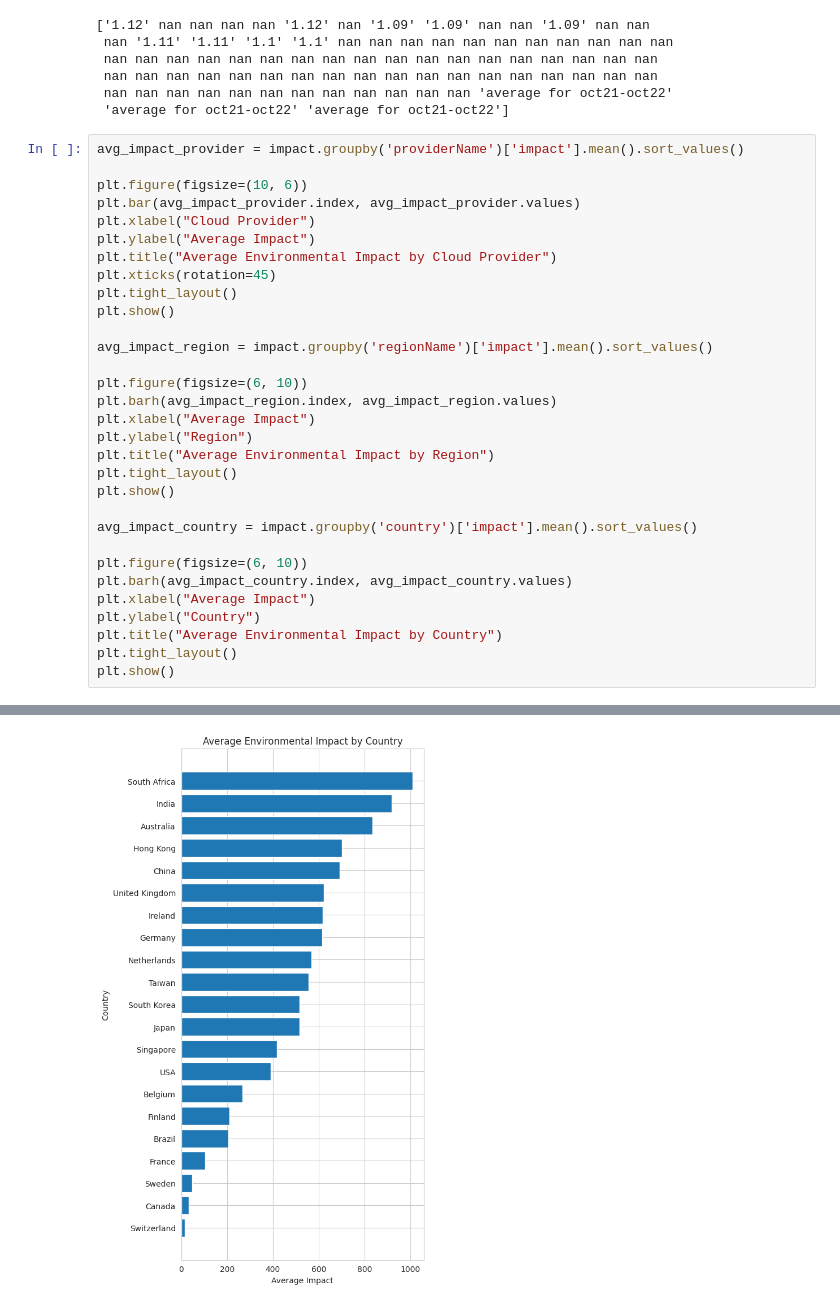
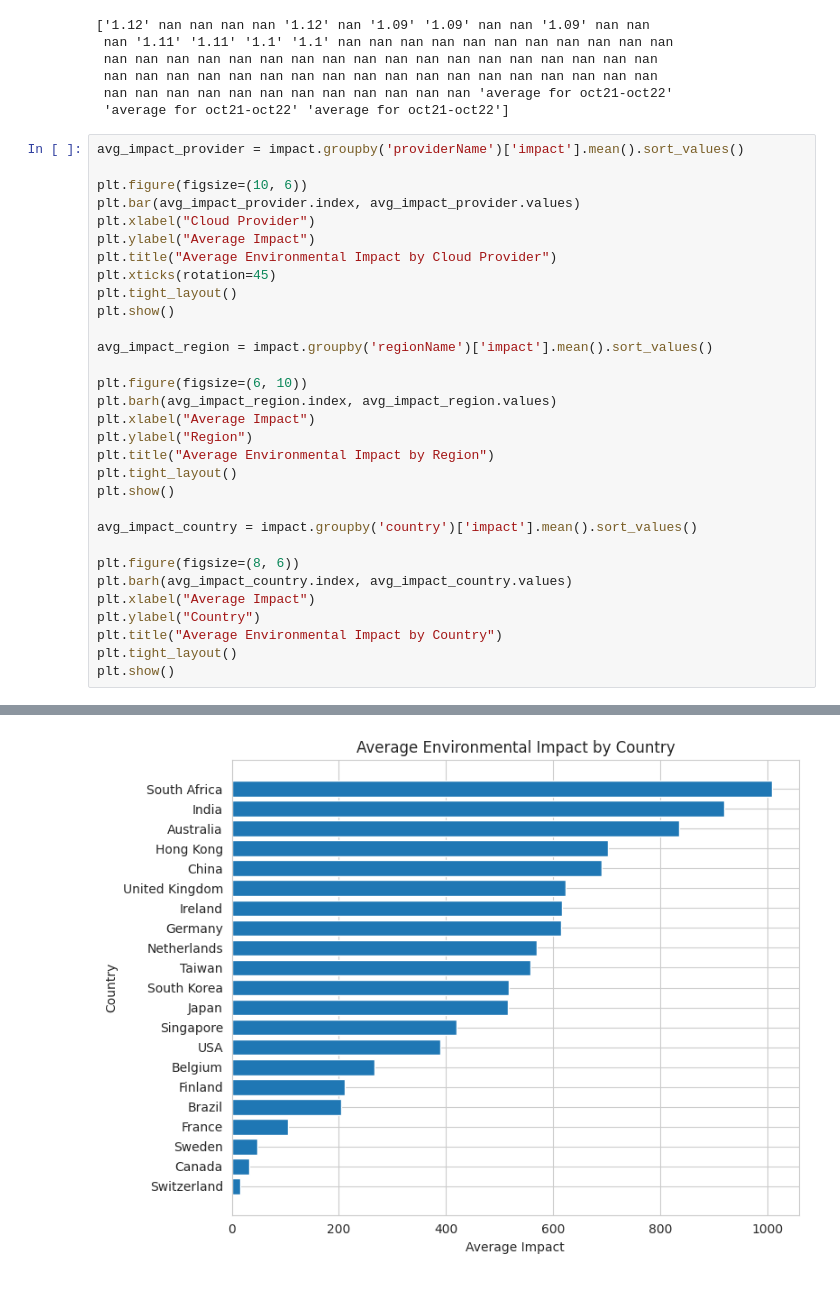
Before and after one commit to IlliaRohalskyi/Green-AI, a Jupyter notebook: notebooks/initial_data_analysis.ipynb, the cells around one changed output, grey strips where cells are left out. Saved outputs shown, nothing was run; the diff lists cells and outputs as text.

Commit message:
Changed the plot size

```diff
--- a/notebooks/initial_data_analysis.ipynb
+++ b/notebooks/initial_data_analysis.ipynb
@@ -190,32 +190,32 @@ avg_impact_provider = impact.groupby('providerName')['impact'].mean().sort_value
 plt.figure(figsize=(10, 6))
 plt.bar(avg_impact_provider.index, avg_impact_provider.values)
 plt.xlabel("Cloud Provider")
 plt.ylabel("Average Impact")
 plt.title("Average Environmental Impact by Cloud Provider")
 plt.xticks(rotation=45)
 plt.tight_layout()
 plt.show()
 
 avg_impact_region = impact.groupby('regionName')['impact'].mean().sort_values()
 
 plt.figure(figsize=(6, 10))
 plt.barh(avg_impact_region.index, avg_impact_region.values)
 plt.xlabel("Average Impact")
 plt.ylabel("Region")
 plt.title("Average Environmental Impact by Region")
 plt.tight_layout()
 plt.show()
 
 avg_impact_country = impact.groupby('country')['impact'].mean().sort_values()
 
-plt.figure(figsize=(6, 10))
+plt.figure(figsize=(8, 6))
 plt.barh(avg_impact_country.index, avg_impact_country.values)
 plt.xlabel("Average Impact")
 plt.ylabel("Country")
 plt.title("Average Environmental Impact by Country")
 plt.tight_layout()
 plt.show()
 # %% [output]
 [figure]
 [figure]
-[figure, old version]
+[figure, new version]
```
